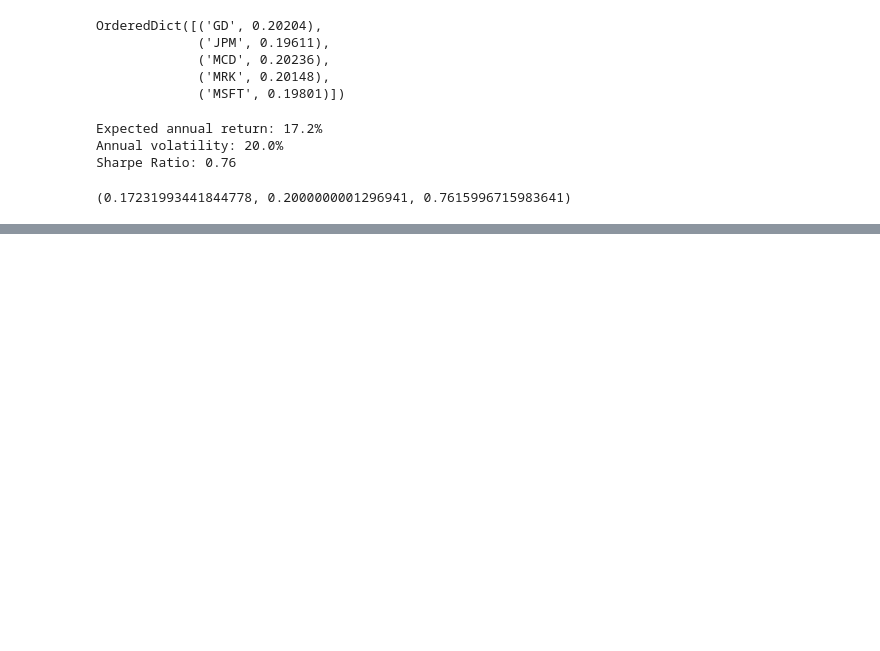
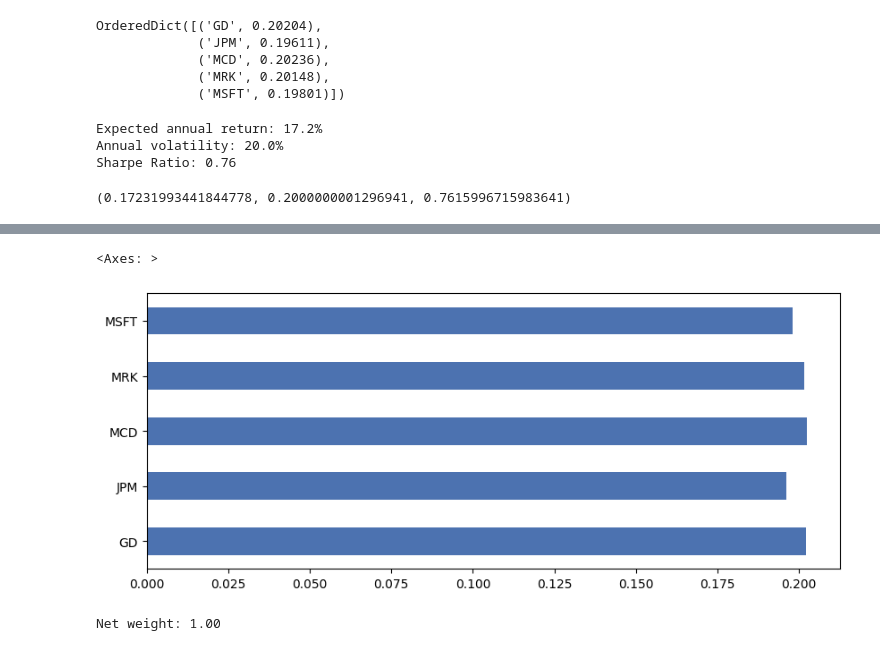
Before and after one commit to AlienX77-cmd/Computational-Finance, a Jupyter notebook: Computational_Finance_Homework_4_Portfolio_Optimization_Programing_6310505688_Kittipak.ipynb, the cells around one changed output, grey strips where cells are left out. Drawn from its saved outputs; the diff is of its cells as text; code cells hidden in the pictures; blank space fills up the shorter version.

```diff
--- a/Computational_Finance_Homework_4_Portfolio_Optimization_Programing_6310505688_Kittipak.ipynb
+++ b/Computational_Finance_Homework_4_Portfolio_Optimization_Programing_6310505688_Kittipak.ipynb
@@ -382,0 +388,12 @@ plt.show()
+# %%
+pd.Series(weights2).plot.barh(figsize=(10,4))
+# %% [output]
+<Axes: >
+[figure, added]
+# %%
+# Net weight = 1
+
+net_weight2 = sum(list(weights2.values()))
+print(f"Net weight: {net_weight2:.2f}")
+# %% [output]
+Net weight: 1.00
```
Also changed, not shown: parts of 6 cells of this notebook.
